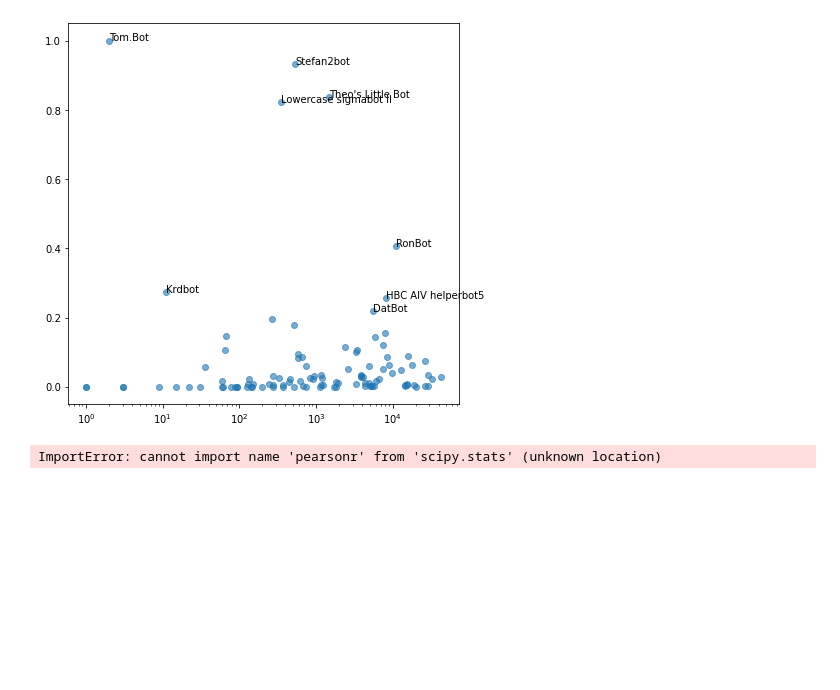
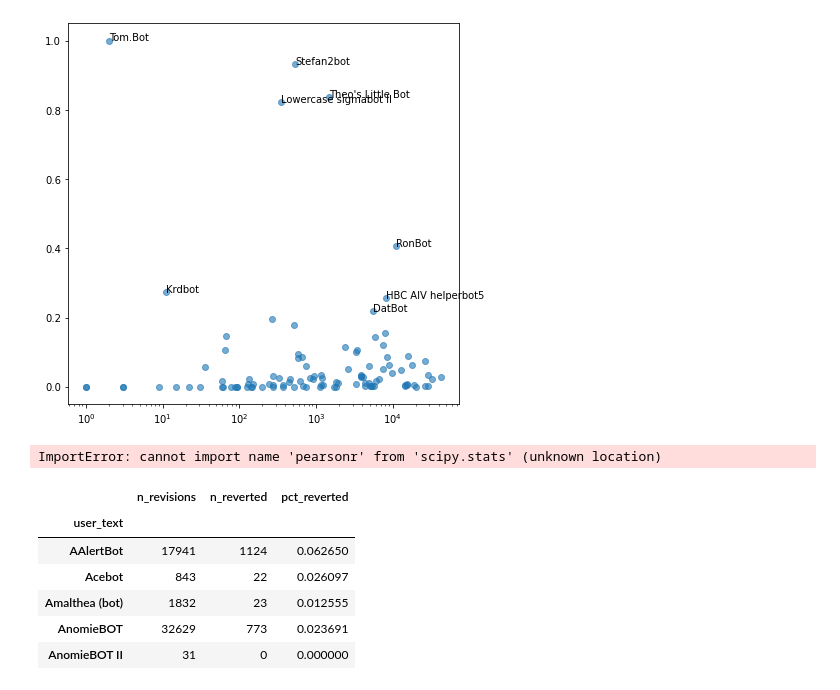
Before and after one commit to levon003/wiki-ores-feedback, a Jupyter notebook: reu2021/InitialAnalysis.ipynb, the cells around one changed output. Saved outputs shown, nothing was run; the diff lists cells and outputs as text; code cells hidden in the pictures; blank space fills up the shorter version.

```diff
--- a/reu2021/InitialAnalysis.ipynb
+++ b/reu2021/InitialAnalysis.ipynb
@@ -293,3 +293,13 @@ from scipy.stats import pearsonr
 scipy.stats.pearsonr(bot_df.n_revisions, bot_df.pct_reverted)
 # %% [output]
 ImportError: cannot import name 'pearsonr' from 'scipy.stats' (unknown location)
+# %%
+bot_df.head()
+# %% [output]
+|  | n_revisions | n_reverted | pct_reverted |
+| user_text |  |  |  |
+| AAlertBot | 17941 | 1124 | 0.062650 |
+| Acebot | 843 | 22 | 0.026097 |
+| Amalthea (bot) | 1832 | 23 | 0.012555 |
+| AnomieBOT | 32629 | 773 | 0.023691 |
+| AnomieBOT II | 31 | 0 | 0.000000 |
```
Also changed, not shown: parts of 5 cells of this notebook.
